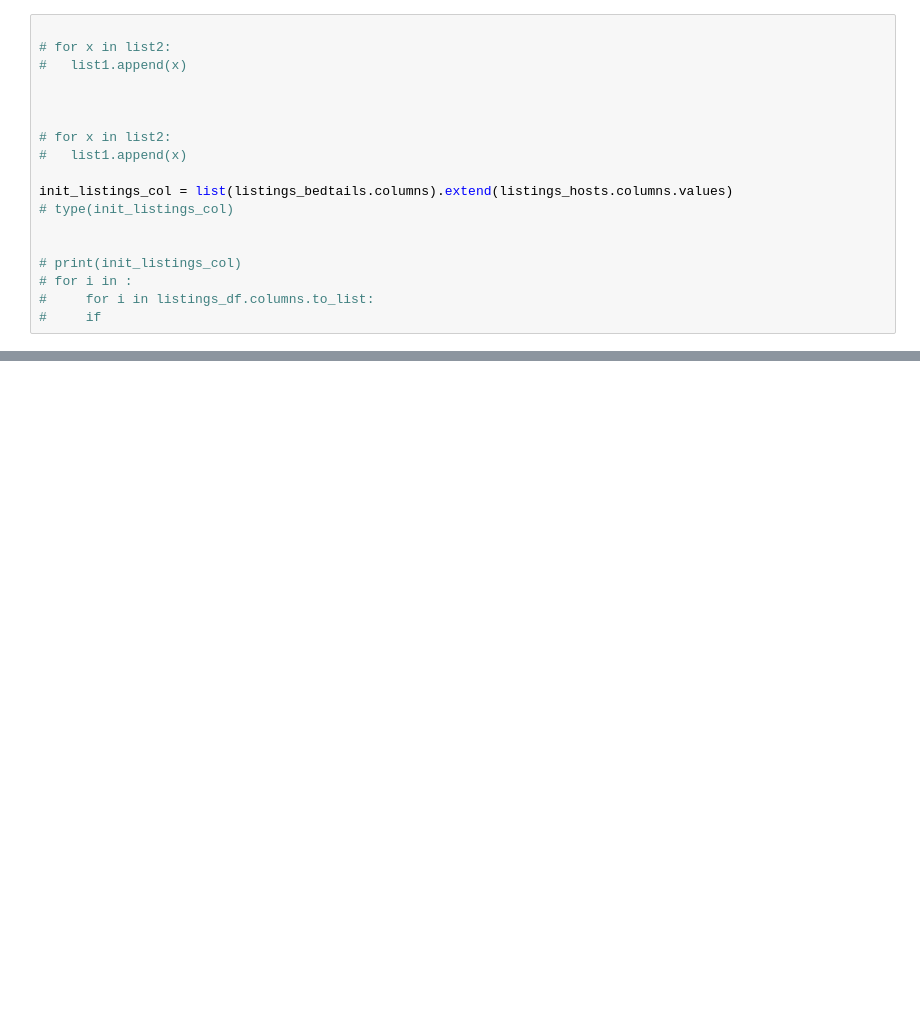
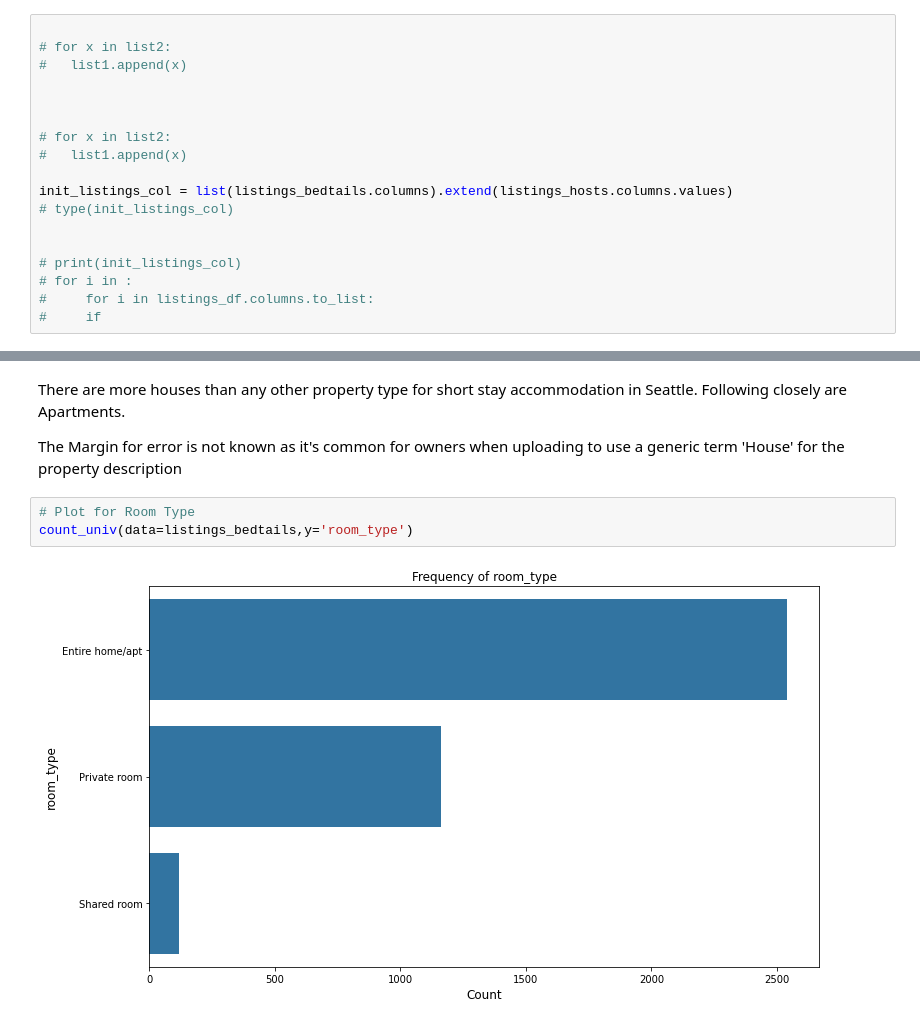
Before and after one commit to fabdanolu/Seattle-Airbnb, a Jupyter notebook: seattle.ipynb, the cells around one changed output, grey strips where cells are left out. Saved outputs shown, nothing was run; the diff lists cells and outputs as text; blank space fills up the shorter version.

```diff
--- a/seattle.ipynb
+++ b/seattle.ipynb
@@ -366,0 +665,9 @@ listings_df.shape
+# %% [markdown]
+There are more houses than any other property type for short stay accommodation in Seattle. Following closely are Apartments.
+
+The Margin for error is not known as it's common for owners when uploading to use a generic term 'House' for the property description
+# %%
+# Plot for Room Type
+count_univ(data=listings_bedtails,y='room_type')
+# %% [output]
+[figure, added]
```
Also changed, not shown: parts of 56 cells of this notebook.
